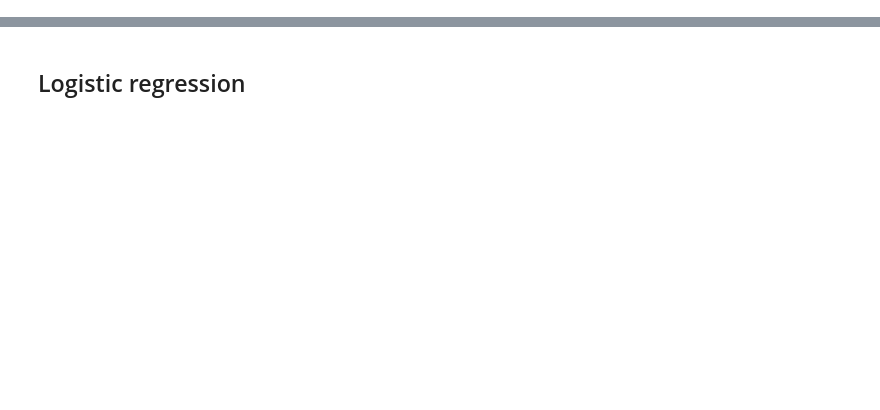
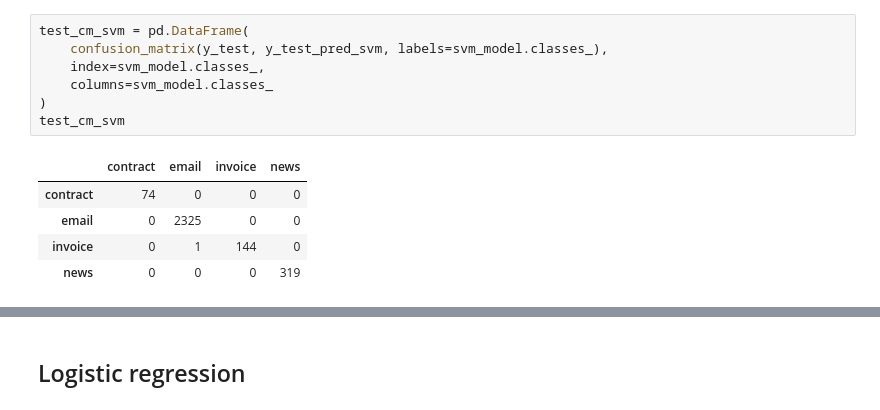
Before and after one commit to adriFCM/Document-Classification-and-Information-Extraction-, a Jupyter notebook: notebooks/04_classification.ipynb, the cells around one changed output, grey strips where cells are left out. Drawn from its saved outputs; the diff is of its cells as text; blank space fills up the shorter version.

```diff
--- a/notebooks/04_classification.ipynb
+++ b/notebooks/04_classification.ipynb
@@ -140,0 +293,13 @@ y_test = df_test['label']
+# %%
+test_cm_svm = pd.DataFrame(
+    confusion_matrix(y_test, y_test_pred_svm, labels=svm_model.classes_),
+    index=svm_model.classes_,
+    columns=svm_model.classes_
+)
+test_cm_svm
+# %% [output]
+|  | contract | email | invoice | news |
+| contract | 74 | 0 | 0 | 0 |
+| email | 0 | 2325 | 0 | 0 |
+| invoice | 0 | 1 | 144 | 0 |
+| news | 0 | 0 | 0 | 319 |
```
Also changed, not shown: parts of 55 cells of this notebook, 1 other file.
